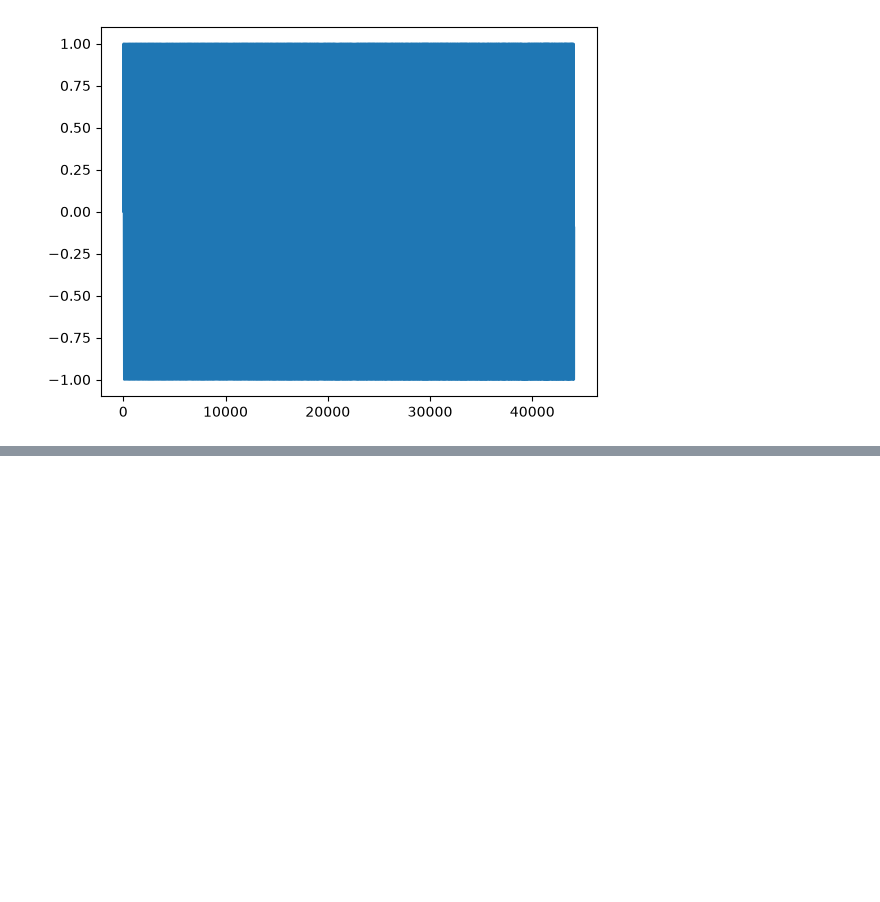
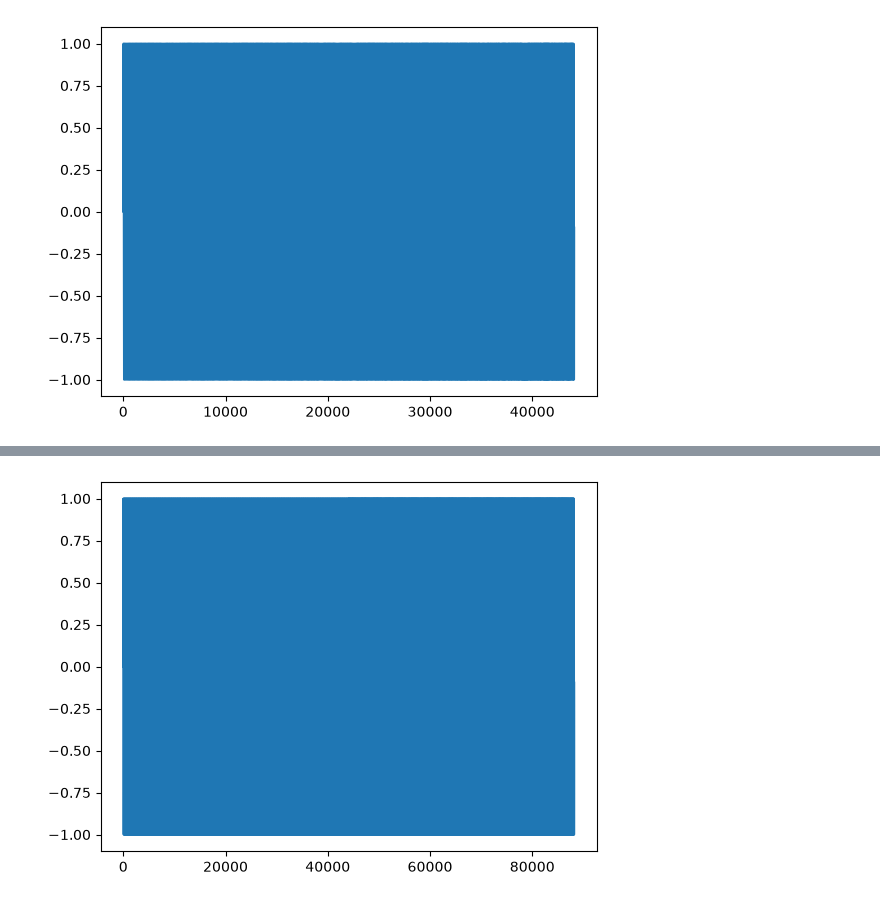
Before and after one commit to alexandreszsz/TP-images, a Jupyter notebook: TP2/sheet1.ipynb, the cells around one changed output, grey strips where cells are left out. Drawn from its saved outputs; the diff is of its cells as text; code cells hidden in the pictures; blank space fills up the shorter version.

Commit message:
concaténation de sons

```diff
--- a/TP2/sheet1.ipynb
+++ b/TP2/sheet1.ipynb
@@ -76,3 +76,12 @@ display_signal(crescendo_sine(LA,1))
 # %% [output]
 [interactive output not drawn]
 [figure]
+# %%
+"""Concaténation de sons"""
+
+def concatene(signal1,signal2):
+    ff=np.concatenate((signal1,signal2))
+    return ff
+
+display_signal(concatene(sine(LA),sine(DO)))
+# %% [output]
@@ -78,0 +89 @@ display_signal(crescendo_sine(LA,1))
+[figure, added]
```
Also changed, not shown: parts of 1 cell of this notebook.
